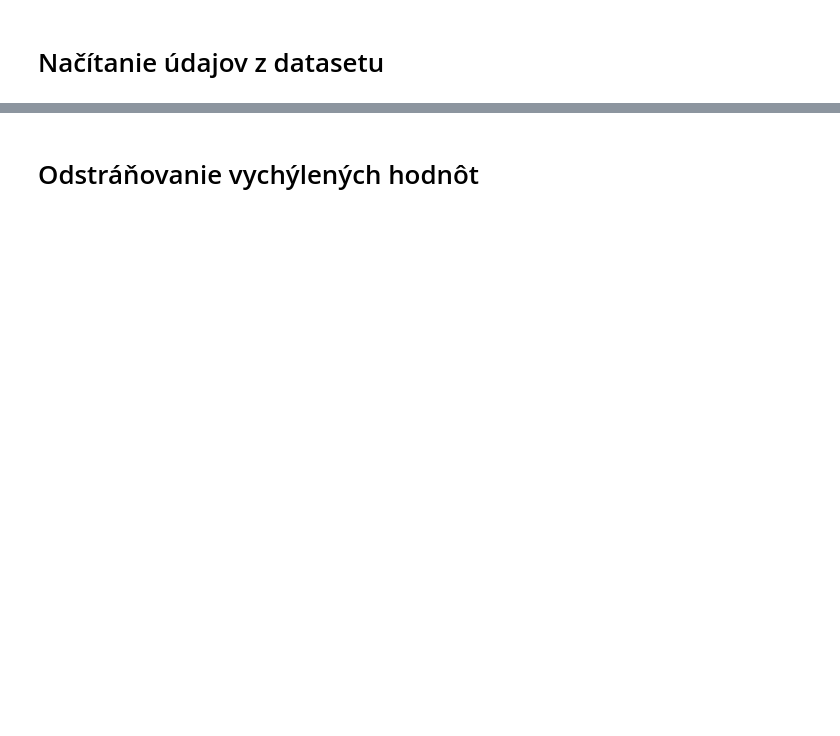
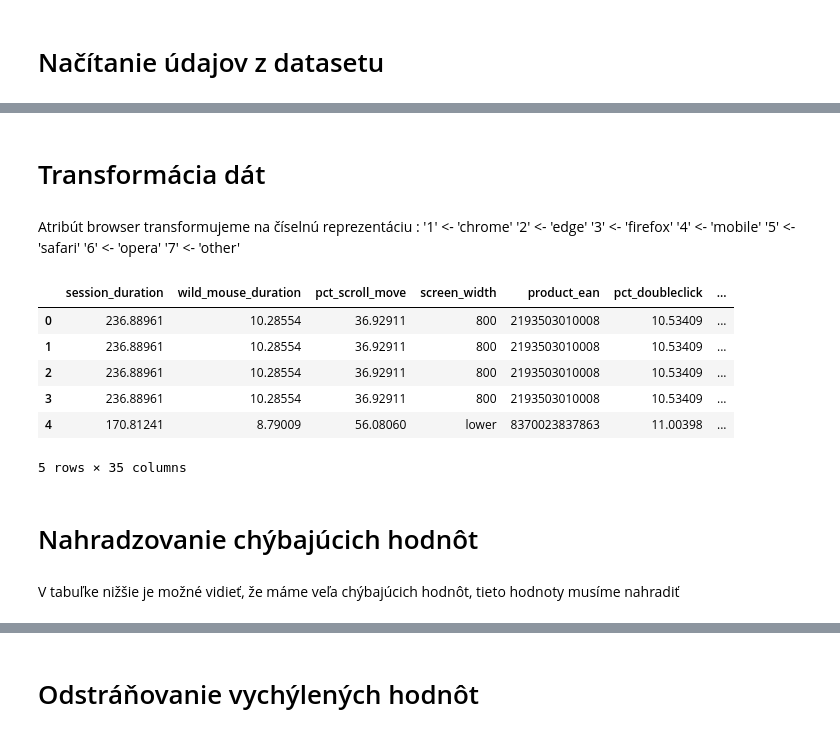
Before and after one commit to magnifiq/iau-project, a Jupyter notebook: Faza 2.ipynb, the cells around one changed output, grey strips where cells are left out. Cells and saved outputs as stored; diff of their text form; code cells hidden in the pictures; blank space fills up the shorter version.

```diff
--- a/Faza 2.ipynb
+++ b/Faza 2.ipynb
@@ -29,0 +18,11 @@ clean of missing values
+# %% [markdown]
+# Transformácia dát
+# %% [markdown]
+Atribút browser transformujeme na číselnú reprezentáciu :
+'1' <- 'chrome'
+'2' <- 'edge'
+'3' <- 'firefox'
+'4' <- 'mobile'
+'5' <- 'safari'
+'6' <- 'opera'
+'7' <- 'other'
@@ -29,0 +37,14 @@ clean of missing values
+# %%
+merged_data.head()
+# %% [output]
+|  | session_duration | wild_mouse_duration | pct_scroll_move | screen_width | product_ean | pct_doubleclick | ... |
+| 0 | 236.88961 | 10.28554 | 36.92911 | 800 | 2193503010008 | 10.53409 | ... |
+| 1 | 236.88961 | 10.28554 | 36.92911 | 800 | 2193503010008 | 10.53409 | ... |
+| 2 | 236.88961 | 10.28554 | 36.92911 | 800 | 2193503010008 | 10.53409 | ... |
+| 3 | 236.88961 | 10.28554 | 36.92911 | 800 | 2193503010008 | 10.53409 | ... |
+| 4 | 170.81241 | 8.79009 | 56.08060 | lower | 8370023837863 | 11.00398 | ... |
+5 rows × 35 columns
+# %% [markdown]
+# Nahradzovanie chýbajúcich hodnôt
+# %% [markdown]
+V tabuľke nižšie je možné vidieť, že máme veľa chýbajúcich hodnôt, tieto hodnoty musíme nahradiť
```
Also changed, not shown: parts of 20 cells of this notebook.
